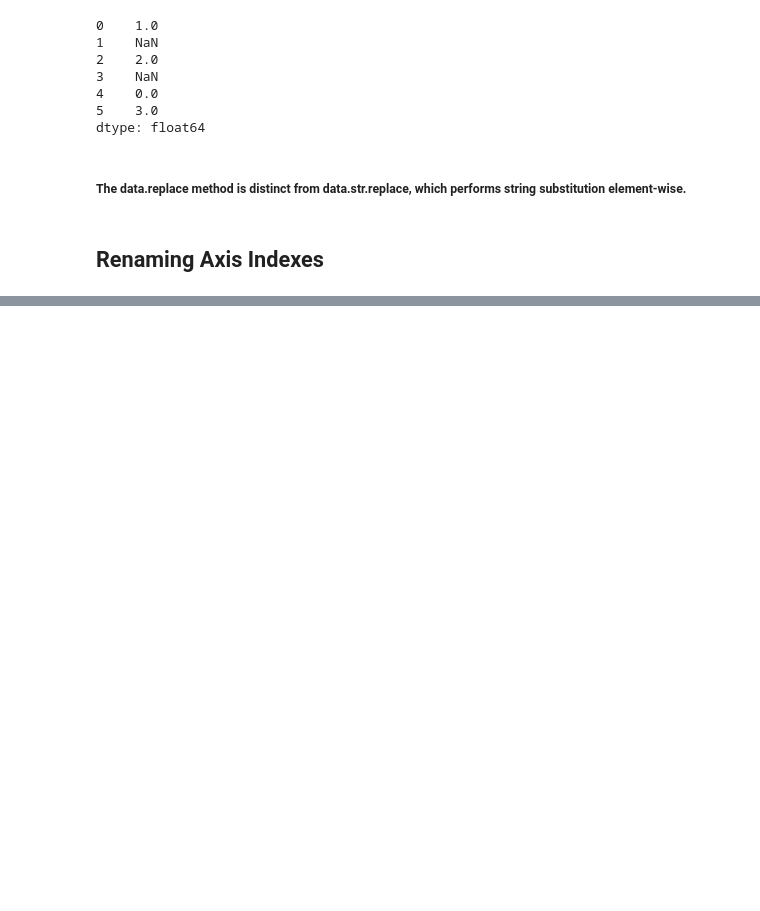
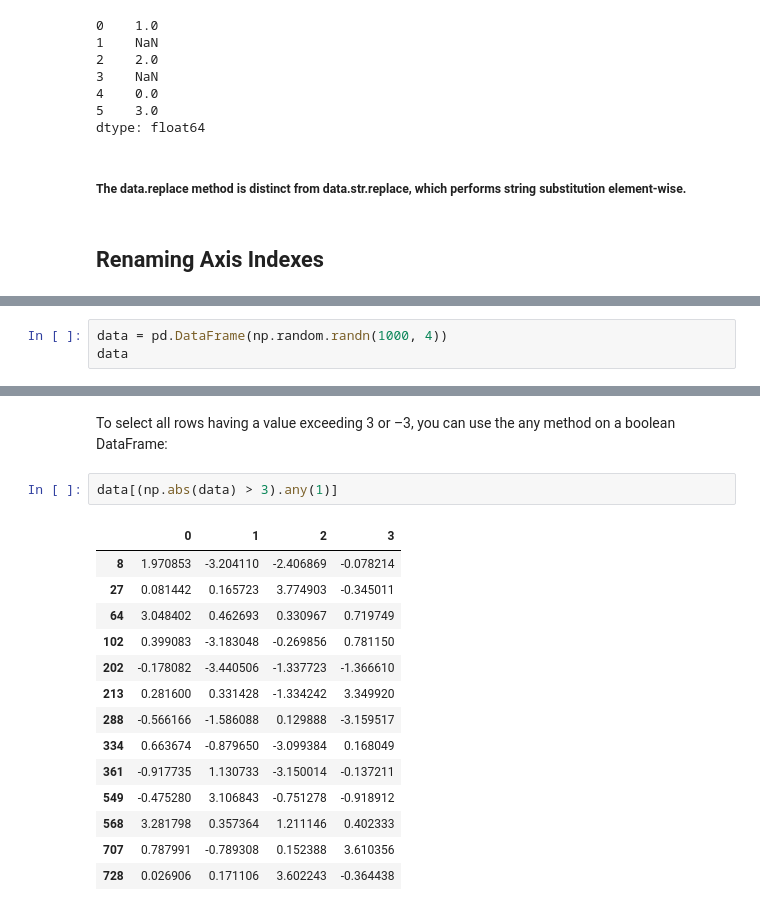
Before and after one commit to Spartan-119/Python-for-Data-Science, a Jupyter notebook: Data Cleaning and Preparation.ipynb, the cells around one changed output, grey strips where cells are left out. Cells and saved outputs as stored; diff of their text form; blank space fills up the shorter version.

```diff
--- a/Data Cleaning and Preparation.ipynb
+++ b/Data Cleaning and Preparation.ipynb
@@ -477,0 +637,3 @@ dtype: float64
+# %%
+data = pd.DataFrame(np.random.randn(1000, 4))
+data
@@ -477,0 +678,20 @@ dtype: float64
+# %% [markdown]
+To select all rows having a value exceeding 3 or –3, you can use the any method on a
+boolean DataFrame:
+# %%
+data[(np.abs(data) > 3).any(1)]
+# %% [output]
+|  | 0 | 1 | 2 | 3 |
+| 8 | 1.970853 | -3.204110 | -2.406869 | -0.078214 |
+| 27 | 0.081442 | 0.165723 | 3.774903 | -0.345011 |
+| 64 | 3.048402 | 0.462693 | 0.330967 | 0.719749 |
+| 102 | 0.399083 | -3.183048 | -0.269856 | 0.781150 |
+| 202 | -0.178082 | -3.440506 | -1.337723 | -1.366610 |
+| 213 | 0.281600 | 0.331428 | -1.334242 | 3.349920 |
+| 288 | -0.566166 | -1.586088 | 0.129888 | -3.159517 |
+| 334 | 0.663674 | -0.879650 | -3.099384 | 0.168049 |
+| 361 | -0.917735 | 1.130733 | -3.150014 | -0.137211 |
+| 549 | -0.475280 | 3.106843 | -0.751278 | -0.918912 |
+| 568 | 3.281798 | 0.357364 | 1.211146 | 0.402333 |
+| 707 | 0.787991 | -0.789308 | 0.152388 | 3.610356 |
+| 728 | 0.026906 | 0.171106 | 3.602243 | -0.364438 |
```
Also changed, not shown: parts of 40 cells of this notebook.
